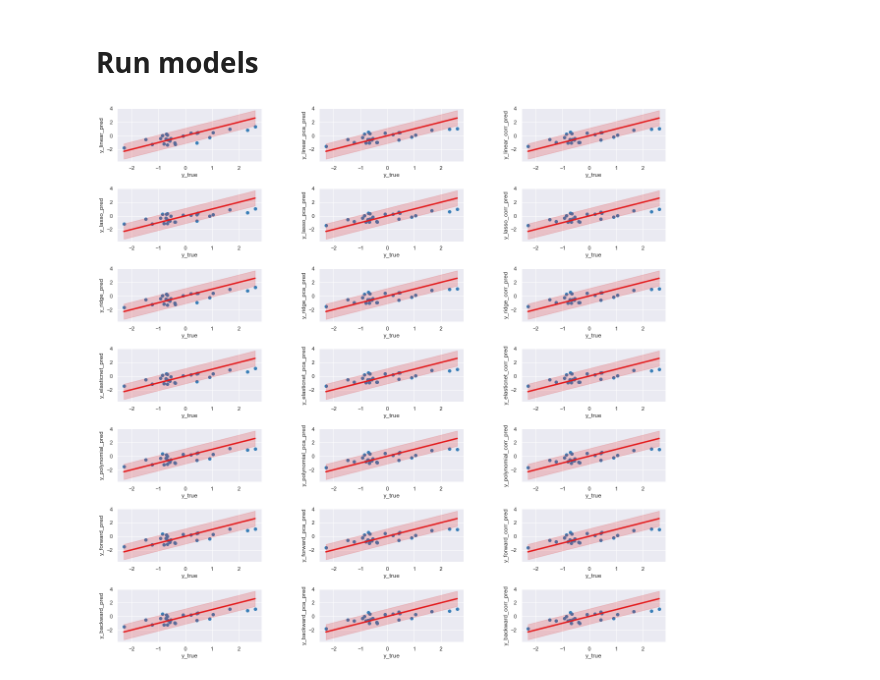
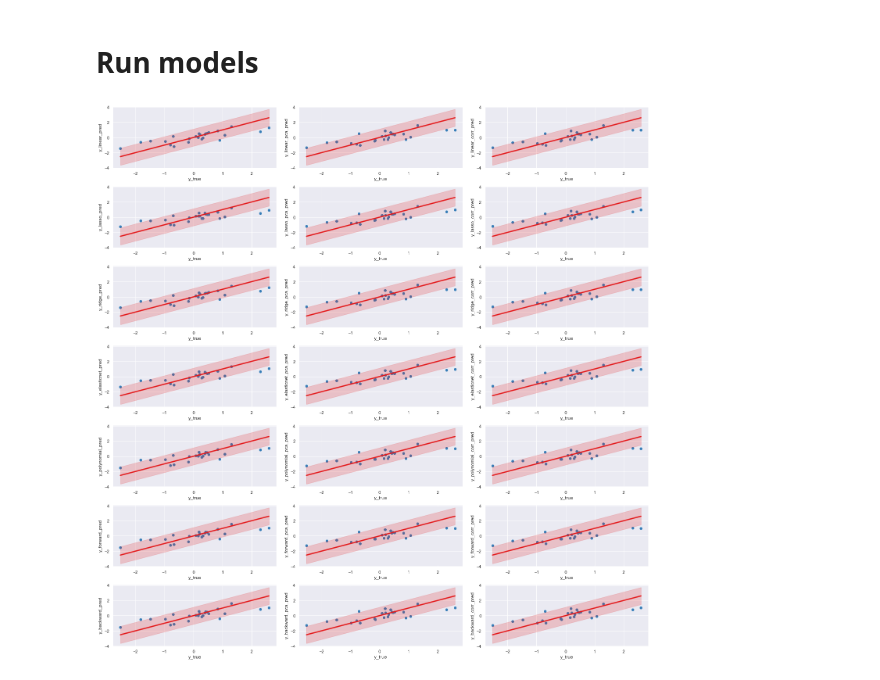
Before and after one commit to vnepveu/regression_pipeline, a Jupyter notebook: data_analysis/results_analysis/results_analysis_prostate_cancer.ipynb, the cells around one changed output. Saved outputs shown, nothing was run; the diff lists cells and outputs as text; code cells hidden in the pictures.

```diff
--- a/data_analysis/results_analysis/results_analysis_prostate_cancer.ipynb
+++ b/data_analysis/results_analysis/results_analysis_prostate_cancer.ipynb
@@ -140,34 +158,37 @@ sub_std = [min_true - std_true, max_true - std_true]
 fig, axs = plt.subplots(7, 3)
 fig.subplots_adjust(hspace = .5, wspace=.4)
 
 axs = axs.ravel()
 Y_pred = []
 MSE, r2 = [], []
 n_splits = 5
 MSE_cv, r2_cv = pd.DataFrame(), pd.DataFrame()
 for i in range(len(model_names)):
     model = model_callables[i]()
     name = model_names[i]
 
     model.fit(X_train[i], y_train)
     Y_pred.append(model.predict(X_test[i]))
 
     MSE.append(mean_squared_error(Y_pred[i], y_test))
     r2.append(r2_score(Y_pred[i], y_test))
 
     axs[i].scatter(y_test, Y_pred[i], color="#377eb8")
     axs[i].plot(min_max, min_max, color="#e41a1c", lw=3)
     axs[i].fill_between(min_max, add_std, sub_std,color="#e41a1c", alpha=0.2)
     axs[i].set_ylabel(f'y_{name}_pred')
     axs[i].set_xlabel('y_true')
 
     _, _, _, test, pred = get_predictions_cv(X_all[i], y_true, model, n_splits)
     scores = get_score_cv(test, pred, markdown=False)
 
     MSE_cv = pd.concat([MSE_cv, scores["MSE"][:-3]], axis=1, ).rename(columns={"MSE": name})
     r2_cv = pd.concat([r2_cv, scores["r2"][:-3]], axis=1, ).rename(columns={"r2": name})
+
+plt.tight_layout()
+plt.savefig("../../images/correlationplot_cancer.png", format="png")
 # %% [output]
-[figure, old version]
+[figure, new version]
 # %%
 scores_df = pd.DataFrame.from_dict(
     {"model_names": model_names, "MSE": MSE, "r2": r2}
```
Also changed, not shown: parts of 4 cells of this notebook, 10 other files.
